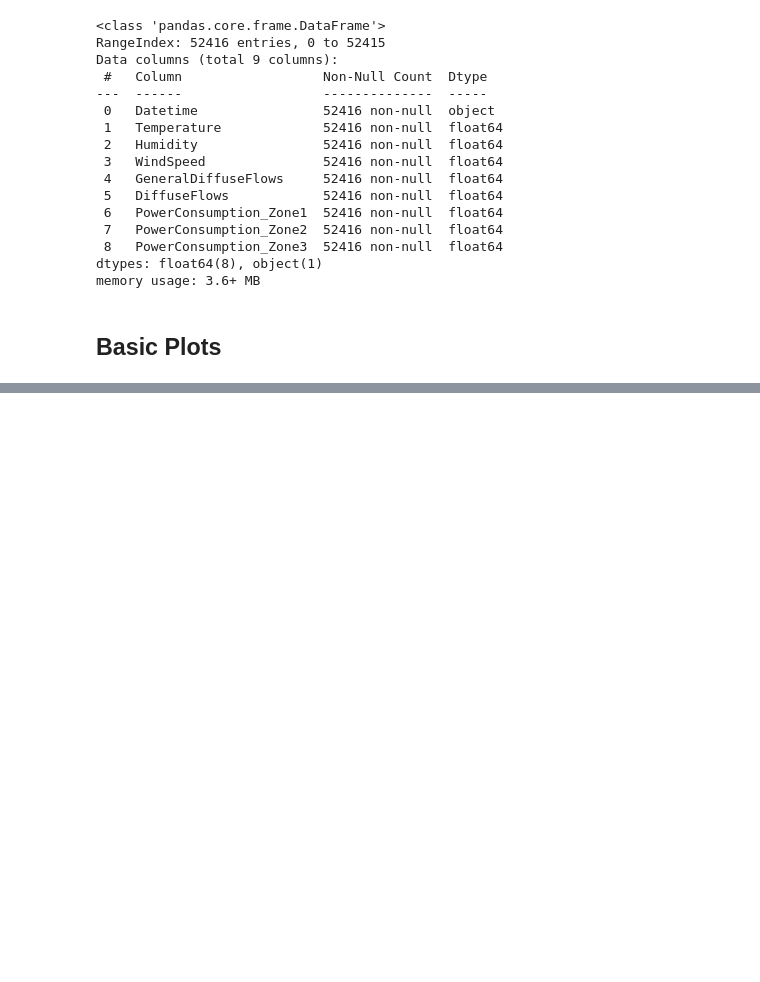
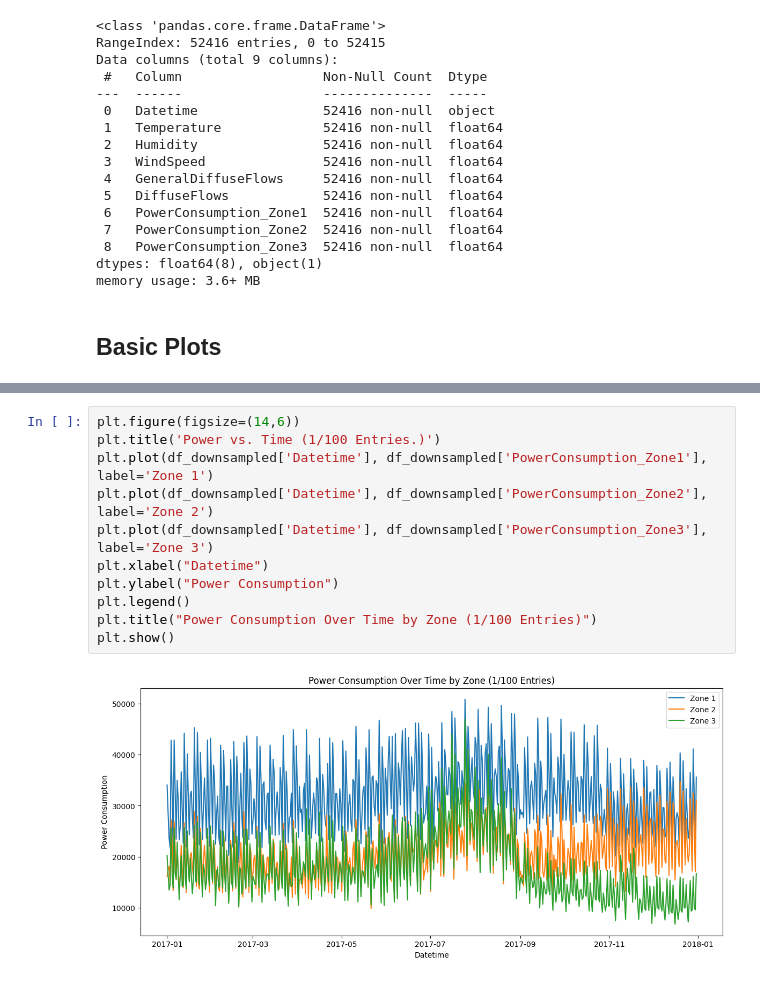
Before and after one commit to hardikprakash/powerq, a Jupyter notebook: notebooks/data_preprocess.ipynb, the cells around one changed output, grey strips where cells are left out. Cells and saved outputs as stored; diff of their text form; blank space fills up the shorter version.

```diff
--- a/notebooks/data_preprocess.ipynb
+++ b/notebooks/data_preprocess.ipynb
@@ -59,0 +81,13 @@ plt.plot(df_trunc['Datetime'], df_trunc['PowerConsumption_Zone3'], label='Zone 3
+# %%
+plt.figure(figsize=(14,6))
+plt.title('Power vs. Time (1/100 Entries.)')
+plt.plot(df_downsampled['Datetime'], df_downsampled['PowerConsumption_Zone1'], label='Zone 1')
+plt.plot(df_downsampled['Datetime'], df_downsampled['PowerConsumption_Zone2'], label='Zone 2')
+plt.plot(df_downsampled['Datetime'], df_downsampled['PowerConsumption_Zone3'], label='Zone 3')
+plt.xlabel("Datetime")
+plt.ylabel("Power Consumption")
+plt.legend()
+plt.title("Power Consumption Over Time by Zone (1/100 Entries)")
+plt.show()
+# %% [output]
+[figure, added]
```
Also changed, not shown: parts of 18 cells of this notebook.
